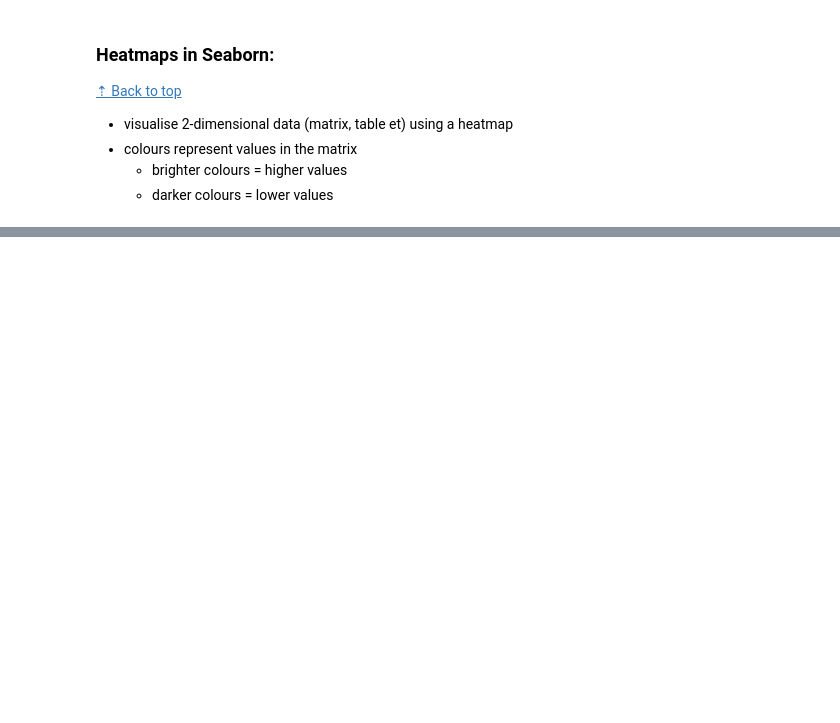
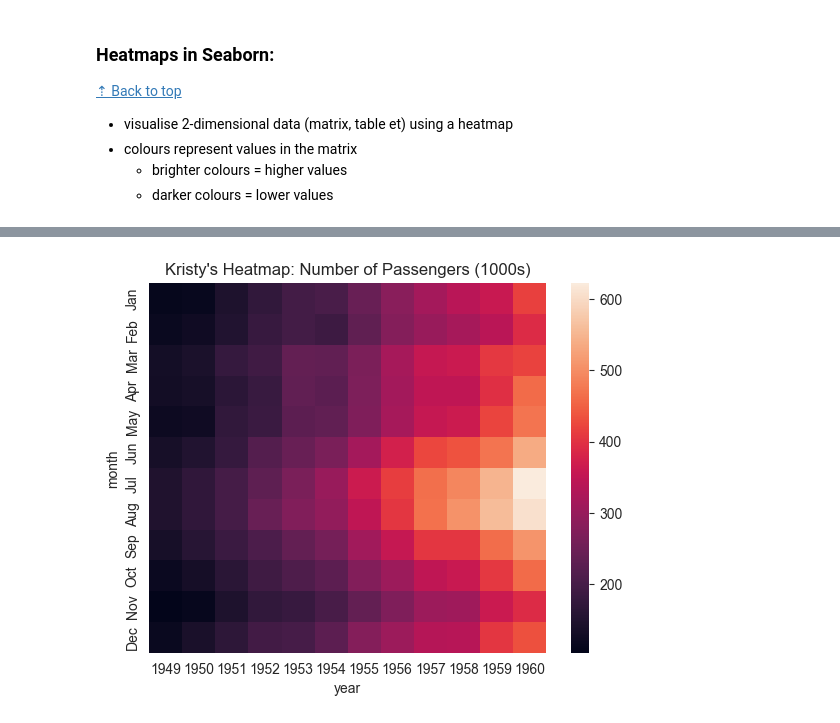
Before and after one commit to Ms-KL/python-data-science-playground, a Jupyter notebook: data-visualisation/data_visualisation.ipynb, the cells around one changed output, grey strips where cells are left out. Cells and saved outputs as stored; diff of their text form; code cells hidden in the pictures; blank space fills up the shorter version.

```diff
--- a/data-visualisation/data_visualisation.ipynb
+++ b/data-visualisation/data_visualisation.ipynb
@@ -592,14 +608,17 @@ sns.barplot(x='total_bill', y='day', hue='sex', data=tips_df);
 # %%
 # access the flights dataset using Seaborn
 
-flights_df = sns.load_dataset("flights").pivot("month", "year", "passengers")
+# flights_df = sns.load_dataset("flights").pivot("month", "year", "passengers")
+# ! TypeError: pivot() takes 1 positional argument but 4 were given
 
-# this is not working due to TypeError: pivot() takes 1 positional argument but 4 were given
-# to fix I need to update the seaborn package
+flights_df = sns.load_dataset("flights").pivot(index="month", columns="year", values="passengers")
 
 # pivot the data to make it easier to plot
     # pivot = reorganise the data to make it easier to plot
 
 # view the data
 flights_df
+
+# flights_df = matrix = one row per month, one column per year
+# values in 1000s (visited airport in that month)
 # %% [output]
@@ -609,0 +639,8 @@ Note: you may need to restart the kernel to use updated packages.
+# %%
+# visualise the data using a heatmap
+
+plt.title("Kristy's Heatmap: Number of Passengers (1000s)")
+
+sns.heatmap(flights_df);
+# %% [output]
+[figure, added]
```
Also changed, not shown: parts of 23 cells of this notebook.
